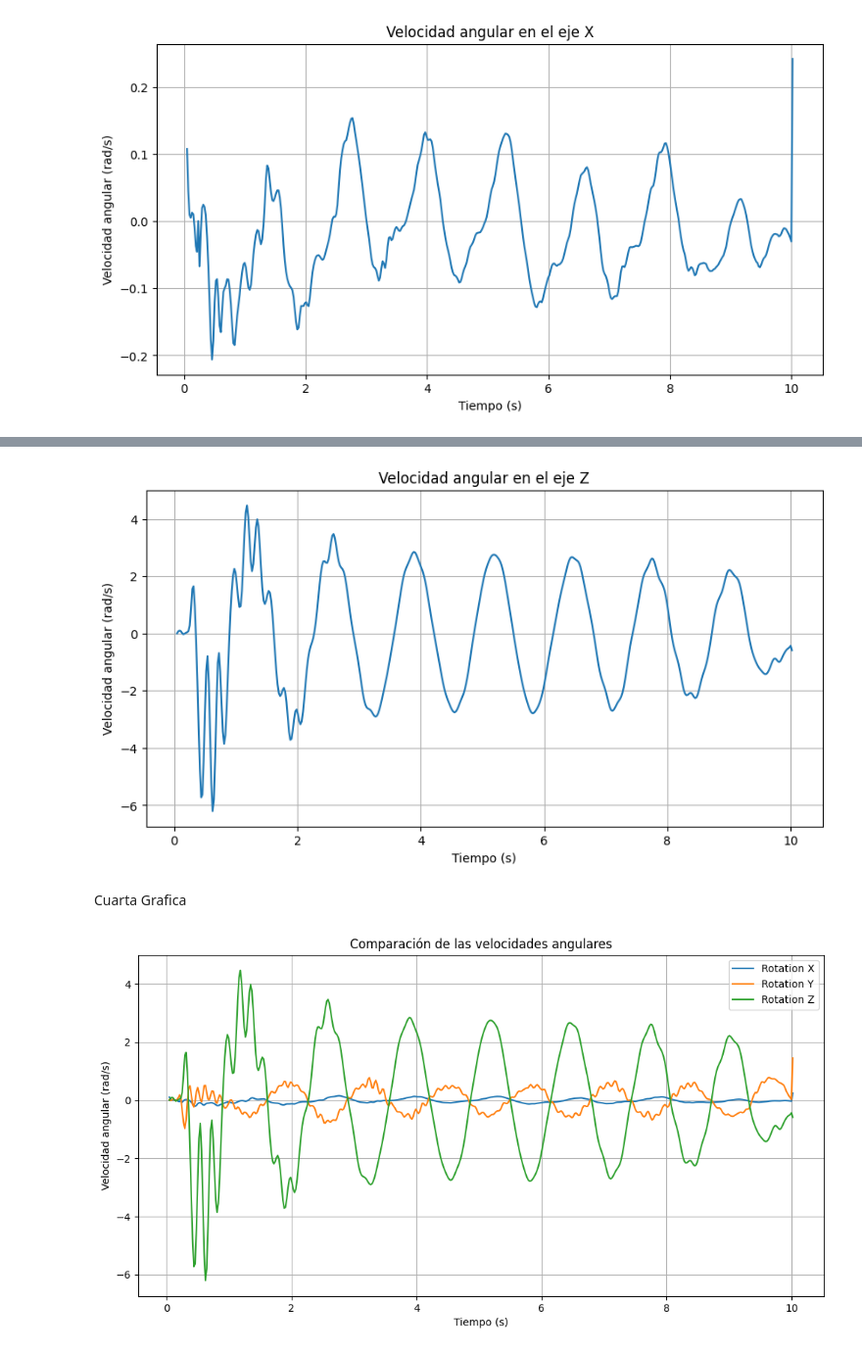
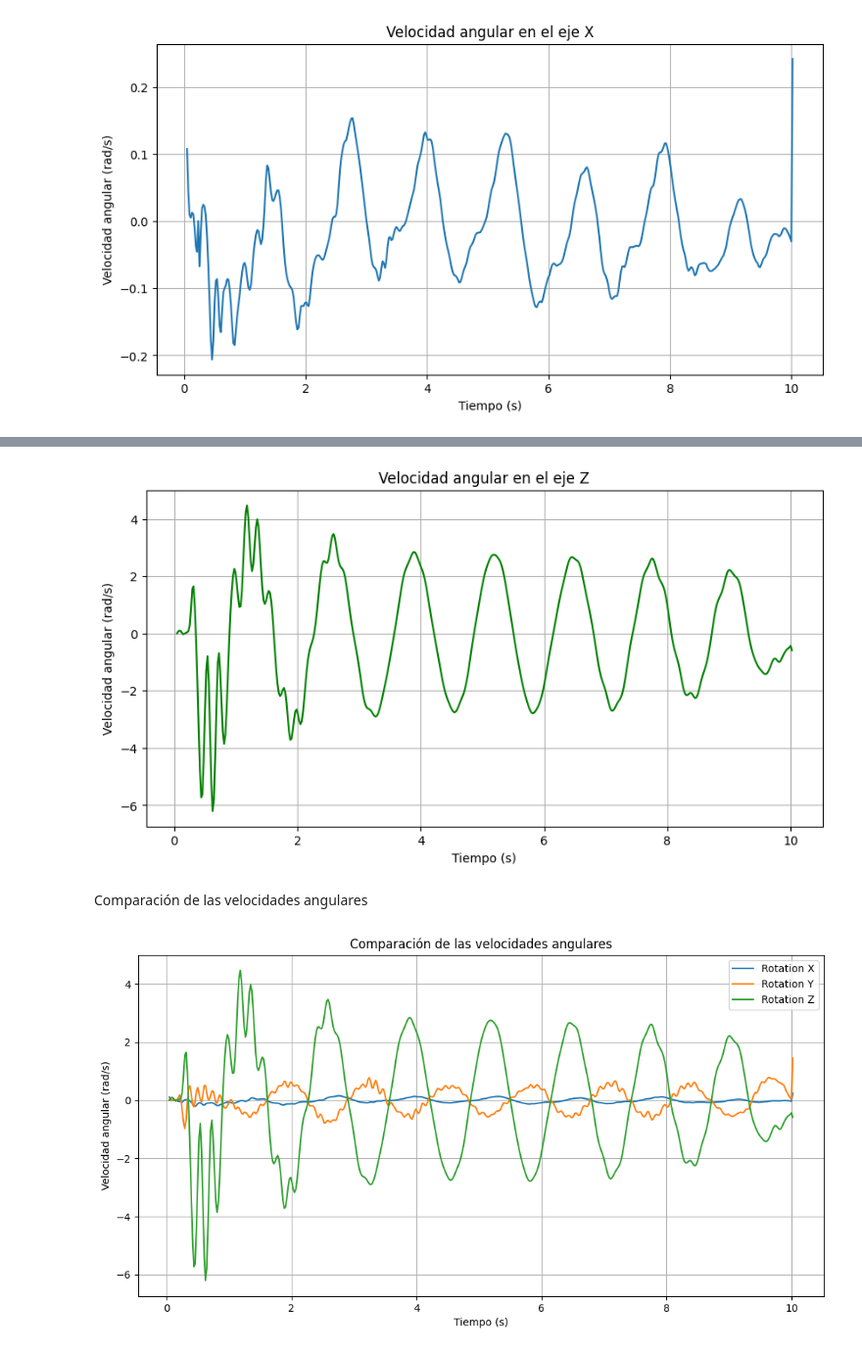
Before and after one commit to estmiguelplazas-web/Experimento-Phyphox---Pendulo-Simple, a Jupyter notebook: Código Python/Pendulo_Simple.ipynb, the cells around one changed output, grey strips where cells are left out. Shown at 98% size. Cells and saved outputs as stored; diff of their text form; code cells hidden in the pictures.

```diff
--- a/Código Python/Pendulo_Simple.ipynb
+++ b/Código Python/Pendulo_Simple.ipynb
@@ -24,8 +24,7 @@ print(excel.sheet_names)
 # %% [markdown]
 RAW DATA
 # %%
-datos = pd.read_excel(archivo,
-                      sheet_name="Raw Data")
+datos = pd.read_excel(archivo,sheet_name="Raw Data")
 # %% [markdown]
 pRIMEROS 5 DATO S
 # %%
@@ -116,19 +115,19 @@ TEercera grafica
 # %%
 plt.figure(figsize=(10,5))
 
-plt.plot(tiempo, rot_z)
+plt.plot(tiempo, rot_z,color='green')
 
 plt.xlabel("Tiempo (s)")
 plt.ylabel("Velocidad angular (rad/s)")
 plt.title("Velocidad angular en el eje Z")
 
 plt.grid()
 
 plt.show()
 # %% [output]
-[figure, old version]
+[figure, new version]
-# %% [markdown]
-Cuarta Grafica
+# %% [markdown]
+Comparación de las velocidades angulares
 # %%
 plt.figure(figsize=(12,6))
 
```
Also changed, not shown: parts of 23 cells of this notebook.
